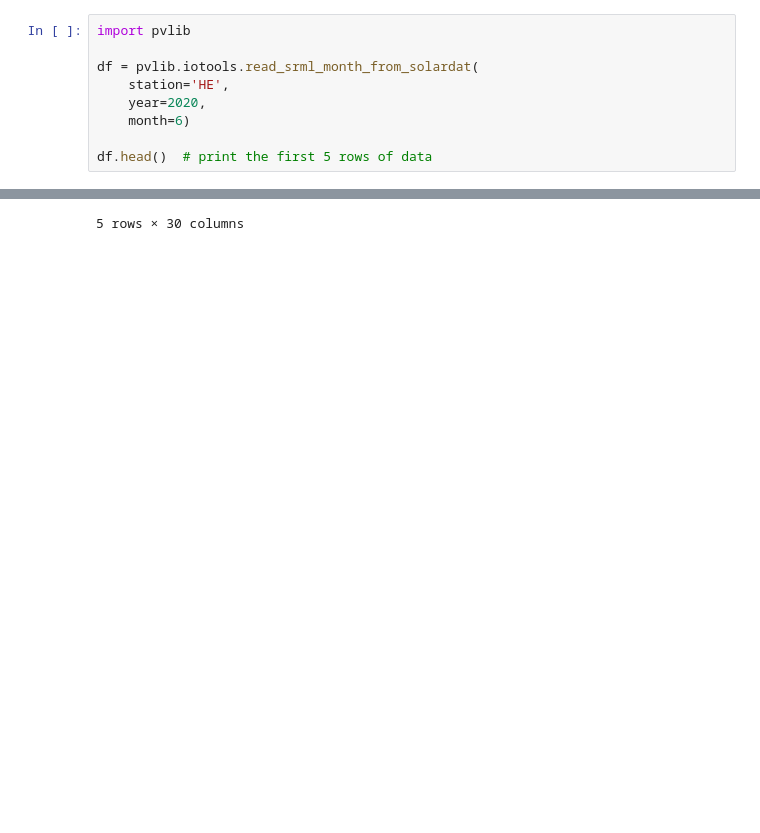
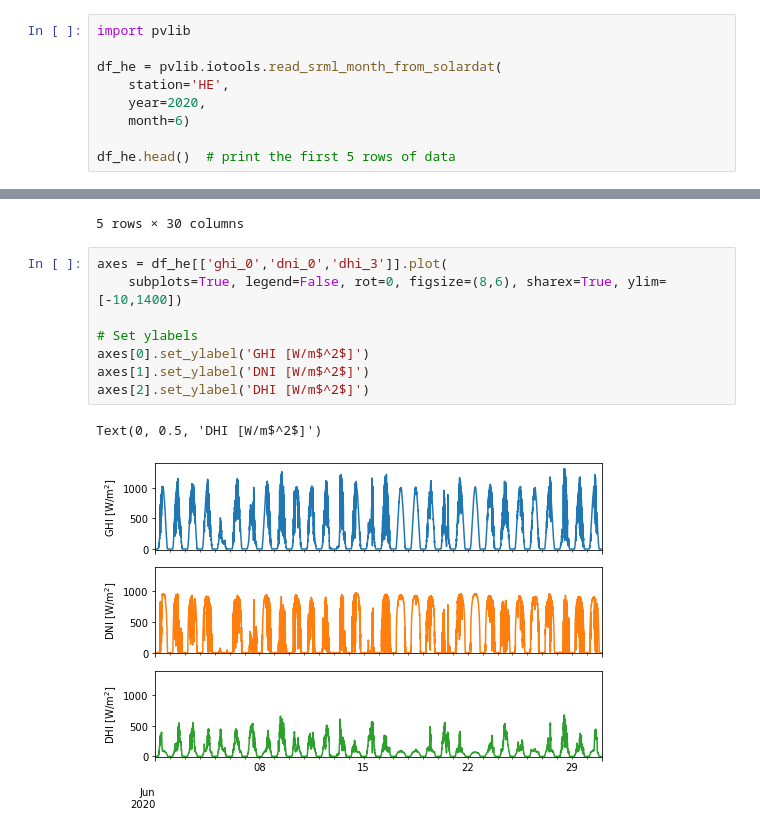
Before and after one commit to AssessingSolar/solarstations, a Jupyter notebook: station_network_srml.ipynb, the cells around one changed output, grey strips where cells are left out. Saved outputs shown, nothing was run; the diff lists cells and outputs as text; blank space fills up the shorter version.

Commit message:
Add plot to station_network_srml

```diff
--- a/station_network_srml.ipynb
+++ b/station_network_srml.ipynb
@@ -66,12 +66,12 @@ An example of how to download data from June 2020 from the Hermiston station is
 # %%
 import pvlib
 
-df = pvlib.iotools.read_srml_month_from_solardat(
+df_he = pvlib.iotools.read_srml_month_from_solardat(
     station='HE',
     year=2020,
     month=6)
 
-df.head()  # print the first 5 rows of data
+df_he.head()  # print the first 5 rows of data
 # %% [output]
 |  | ghi_0 | ghi_0_flag | dni_0 | dni_0_flag | dhi_3 | dhi_3_flag | ghi_2 | ghi_2_flag | dni_2 | ... |
 | 2020-06-01 00:00:00-08:00 | 0 | 12 | 0 | 12 | 0 | 12 | 0 | 12 | 0 | ... |
@@ -80,3 +80,14 @@ df.head()  # print the first 5 rows of data
 | 2020-06-01 00:03:00-08:00 | 0 | 12 | 0 | 12 | 0 | 12 | 0 | 12 | 0 | ... |
 | 2020-06-01 00:04:00-08:00 | 0 | 12 | 0 | 12 | 0 | 12 | 0 | 12 | 0 | ... |
 5 rows × 30 columns
+# %%
+axes = df_he[['ghi_0','dni_0','dhi_3']].plot(
+    subplots=True, legend=False, rot=0, figsize=(8,6), sharex=True, ylim=[-10,1400])
+
+# Set ylabels
+axes[0].set_ylabel('GHI [W/m$^2$]')
+axes[1].set_ylabel('DNI [W/m$^2$]')
+axes[2].set_ylabel('DHI [W/m$^2$]')
+# %% [output]
+Text(0, 0.5, 'DHI [W/m$^2$]')
+[figure, added]
```
Also changed, not shown: parts of 2 cells of this notebook.
